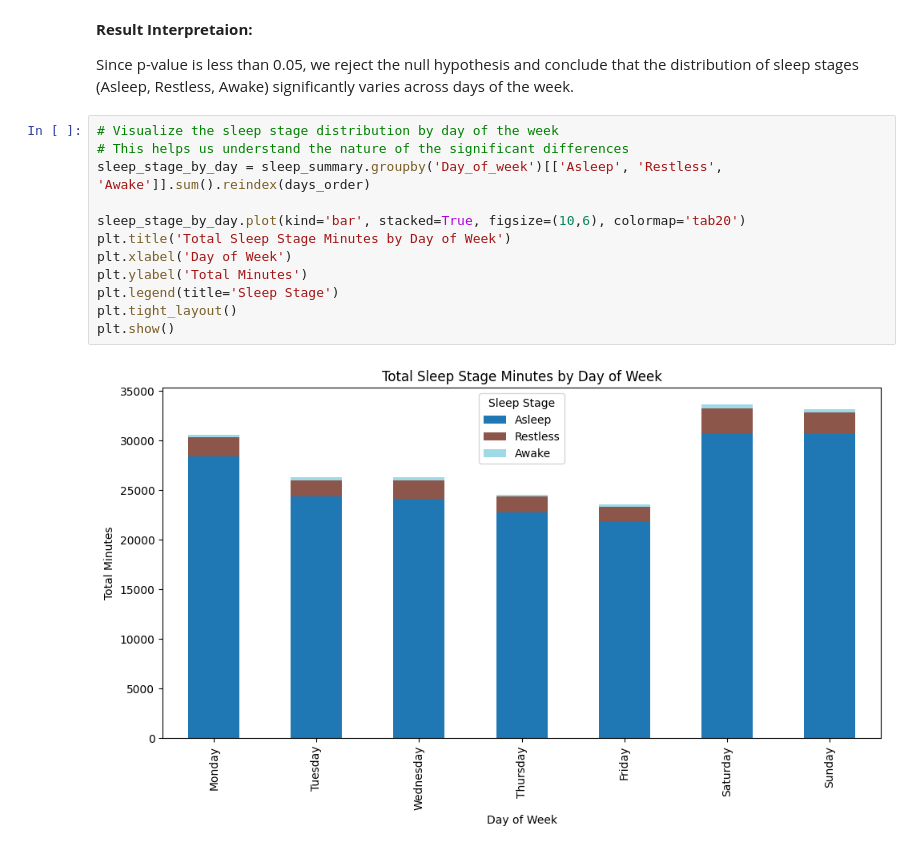
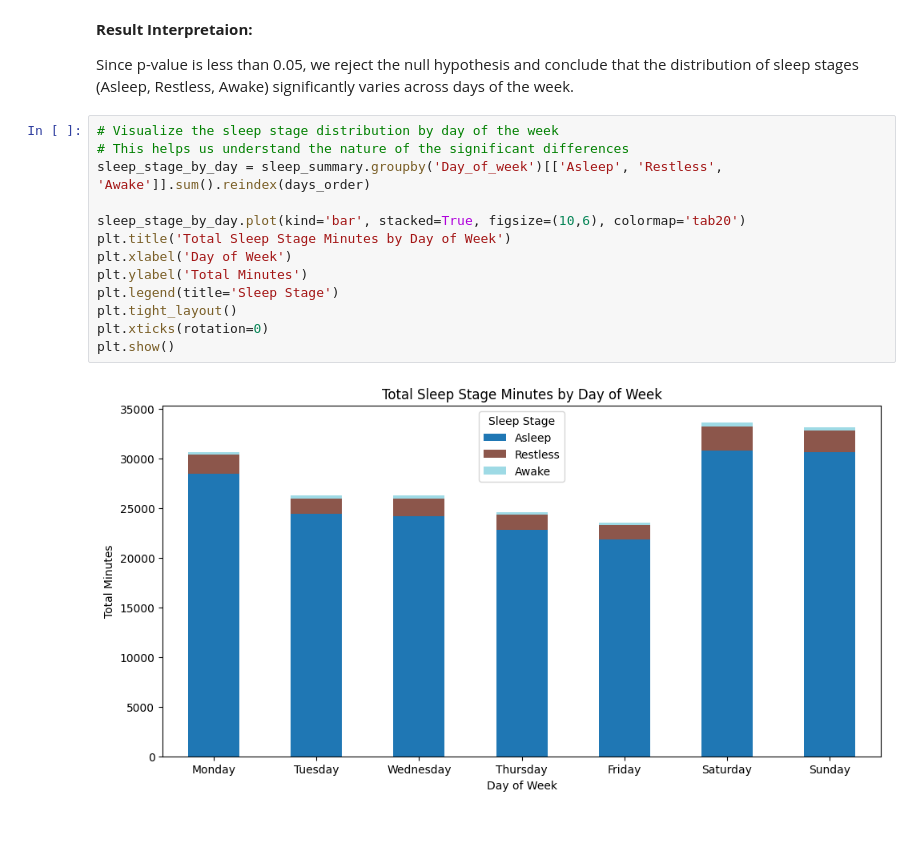
Before and after one commit to jeevithavijaykumar/Exploratory_data_analysis_using_pandas, a Jupyter notebook: fitbit_analysis.ipynb, the cells around one changed output. Saved outputs shown, nothing was run; the diff lists cells and outputs as text.

```diff
--- a/fitbit_analysis.ipynb
+++ b/fitbit_analysis.ipynb
@@ -512,14 +512,15 @@ Since p-value is less than 0.05, we reject the null hypothesis and conclude that
 # %%
 # Visualize the sleep stage distribution by day of the week
 # This helps us understand the nature of the significant differences
 sleep_stage_by_day = sleep_summary.groupby('Day_of_week')[['Asleep', 'Restless', 'Awake']].sum().reindex(days_order)
 
 sleep_stage_by_day.plot(kind='bar', stacked=True, figsize=(10,6), colormap='tab20')
 plt.title('Total Sleep Stage Minutes by Day of Week')
 plt.xlabel('Day of Week')
 plt.ylabel('Total Minutes')
 plt.legend(title='Sleep Stage')
 plt.tight_layout()
+plt.xticks(rotation=0)
 plt.show()
 # %% [output]
-[figure, old version]
+[figure, new version]
```
Also changed, not shown: parts of 2 cells of this notebook.
